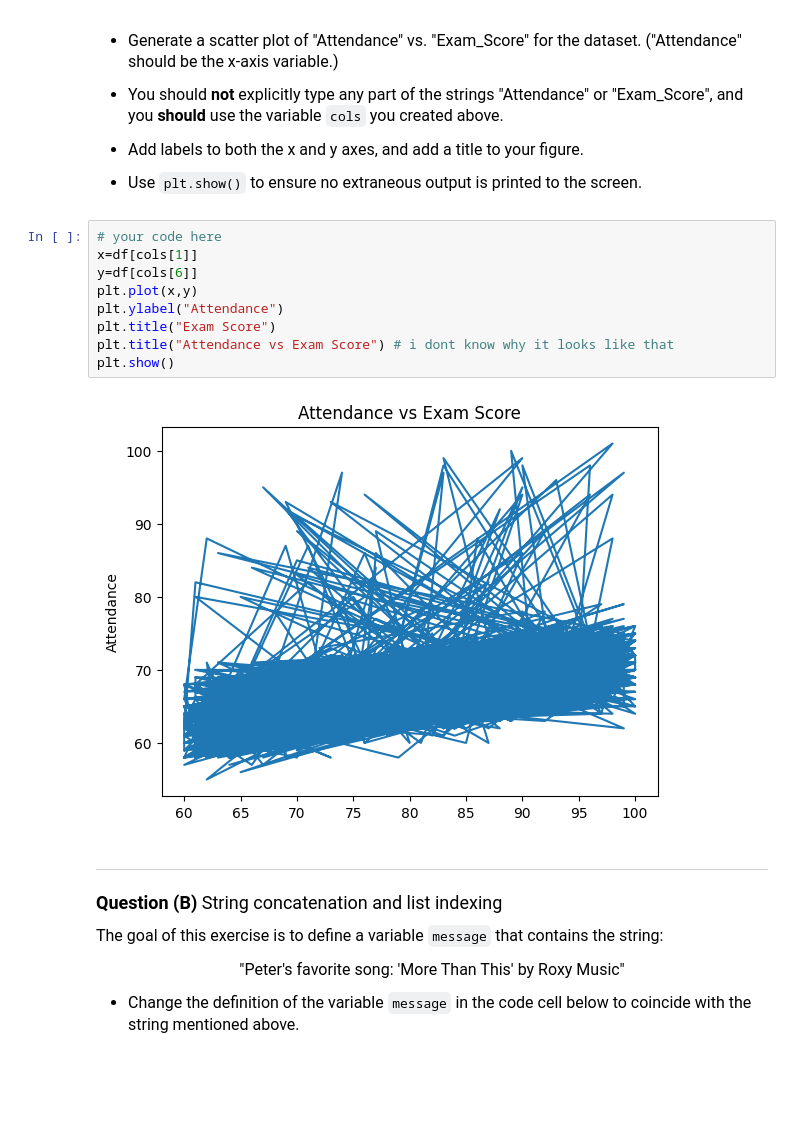
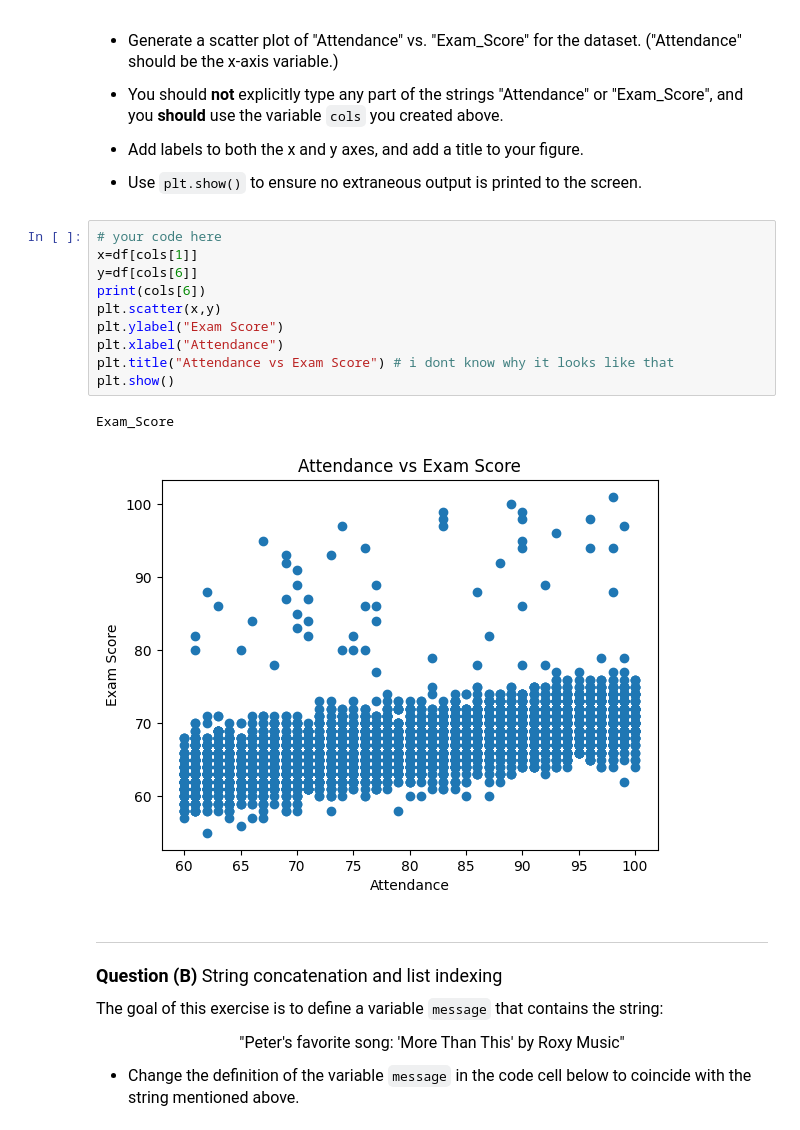
Before and after one commit to evilaechik/datasci185fall2026, a Jupyter notebook: quiz_1/quiz_1.ipynb, the cells around one changed output. Saved outputs shown, nothing was run; the diff lists cells and outputs as text; blank space fills up the shorter version.

```diff
--- a/quiz_1/quiz_1.ipynb
+++ b/quiz_1/quiz_1.ipynb
@@ -112,14 +112,16 @@ Name: Previous_Scores, dtype: float64
 # %%
 # your code here
 x=df[cols[1]]
 y=df[cols[6]]
-plt.plot(x,y)
-plt.ylabel("Attendance")
-plt.title("Exam Score")
+print(cols[6])
+plt.scatter(x,y)
+plt.ylabel("Exam Score")
+plt.xlabel("Attendance")
 plt.title("Attendance vs Exam Score") # i dont know why it looks like that
 plt.show()
 # %% [output]
+Exam_Score
-[figure, old version]
+[figure, new version]
 # %% [markdown]
 _______________________________
 <font size = "4">
```
Also changed, not shown: parts of 1 cell of this notebook.
